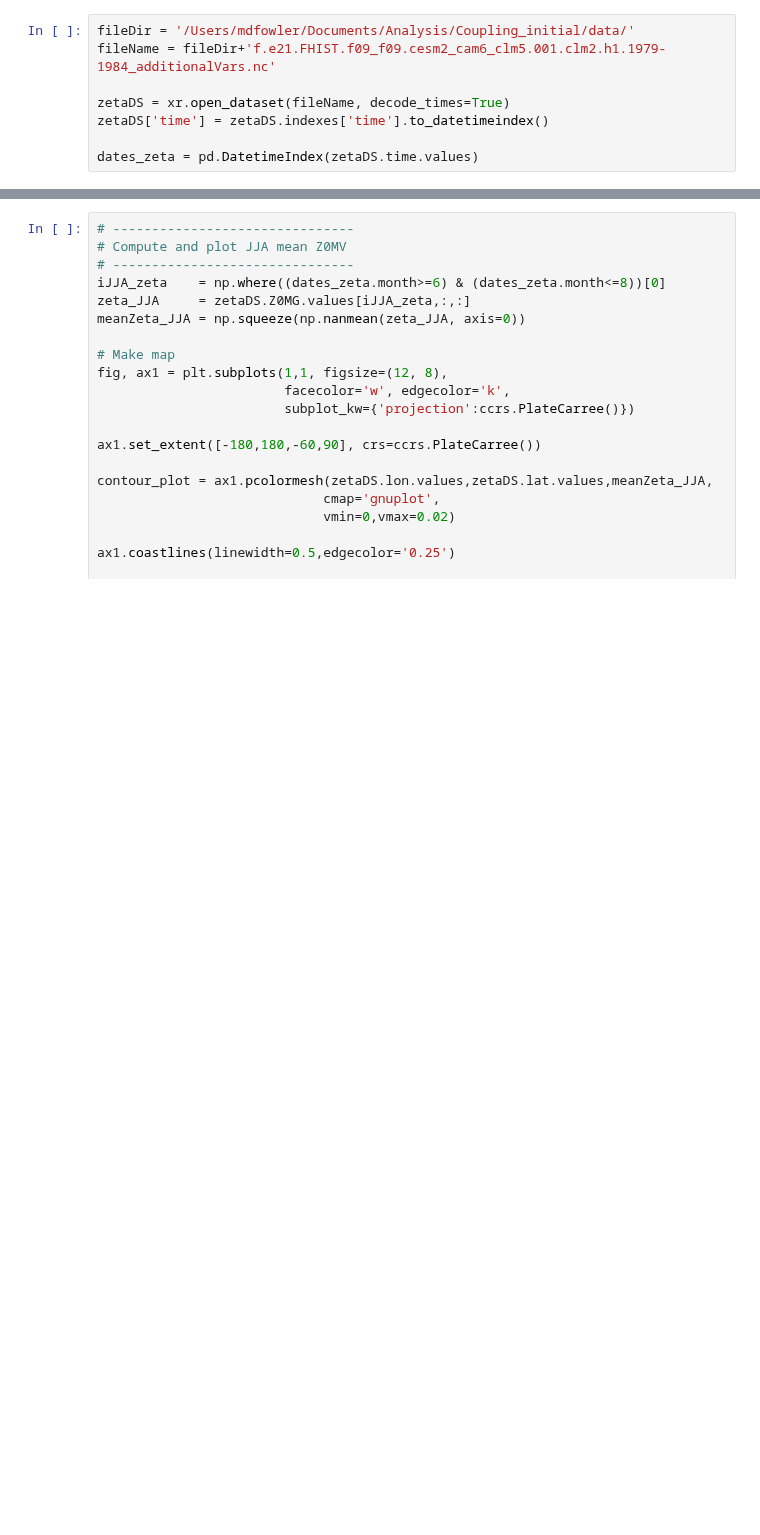
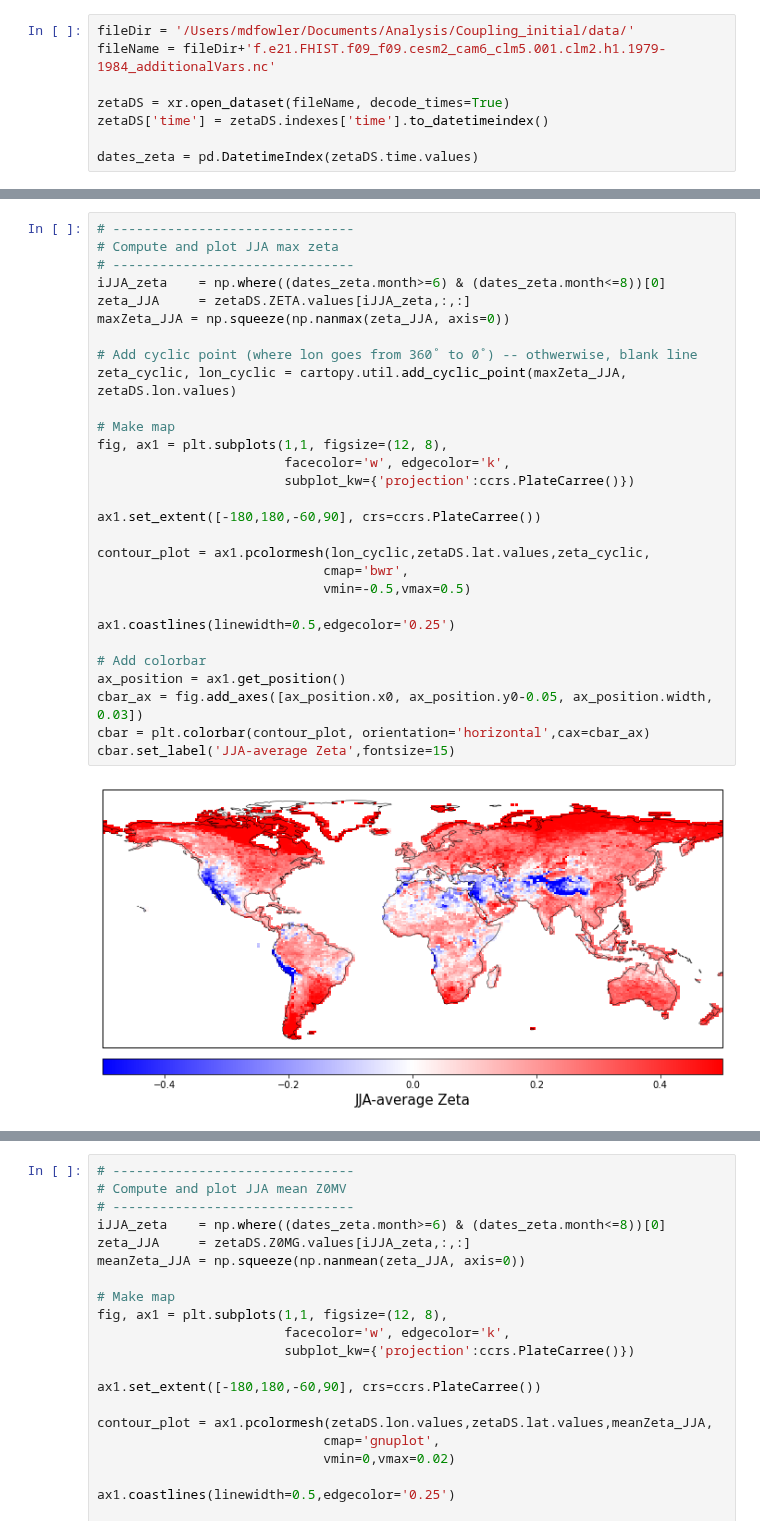
Before and after one commit to megandevlan/Coupling_CAM6CLM5, a Jupyter notebook: CouplingIndex_RegionalModelSensitivity.ipynb, the cells around one changed output, grey strips where cells are left out. Saved outputs shown, nothing was run; the diff lists cells and outputs as text; blank space fills up the shorter version.

Commit message:
Closer look at Zeta.

```diff
--- a/CouplingIndex_RegionalModelSensitivity.ipynb
+++ b/CouplingIndex_RegionalModelSensitivity.ipynb
@@ -779,0 +780,31 @@ cbar.set_label('JJA-average Zeta',fontsize=15)
+# %%
+# -------------------------------
+# Compute and plot JJA max zeta
+# -------------------------------
+iJJA_zeta    = np.where((dates_zeta.month>=6) & (dates_zeta.month<=8))[0]
+zeta_JJA     = zetaDS.ZETA.values[iJJA_zeta,:,:]
+maxZeta_JJA = np.squeeze(np.nanmax(zeta_JJA, axis=0))
+
+# Add cyclic point (where lon goes from 360˚ to 0˚) -- othwerwise, blank line
+zeta_cyclic, lon_cyclic = cartopy.util.add_cyclic_point(maxZeta_JJA, zetaDS.lon.values)
+
+# Make map
+fig, ax1 = plt.subplots(1,1, figsize=(12, 8),
+                        facecolor='w', edgecolor='k',
+                        subplot_kw={'projection':ccrs.PlateCarree()})
+
+ax1.set_extent([-180,180,-60,90], crs=ccrs.PlateCarree())
+
+contour_plot = ax1.pcolormesh(lon_cyclic,zetaDS.lat.values,zeta_cyclic,
+                             cmap='bwr',
+                             vmin=-0.5,vmax=0.5)
+
+ax1.coastlines(linewidth=0.5,edgecolor='0.25')
+
+# Add colorbar
+ax_position = ax1.get_position()
+cbar_ax = fig.add_axes([ax_position.x0, ax_position.y0-0.05, ax_position.width, 0.03])
+cbar = plt.colorbar(contour_plot, orientation='horizontal',cax=cbar_ax)
+cbar.set_label('JJA-average Zeta',fontsize=15)
+# %% [output]
+[figure, added]
```
Also changed, not shown: parts of 7 cells of this notebook.
